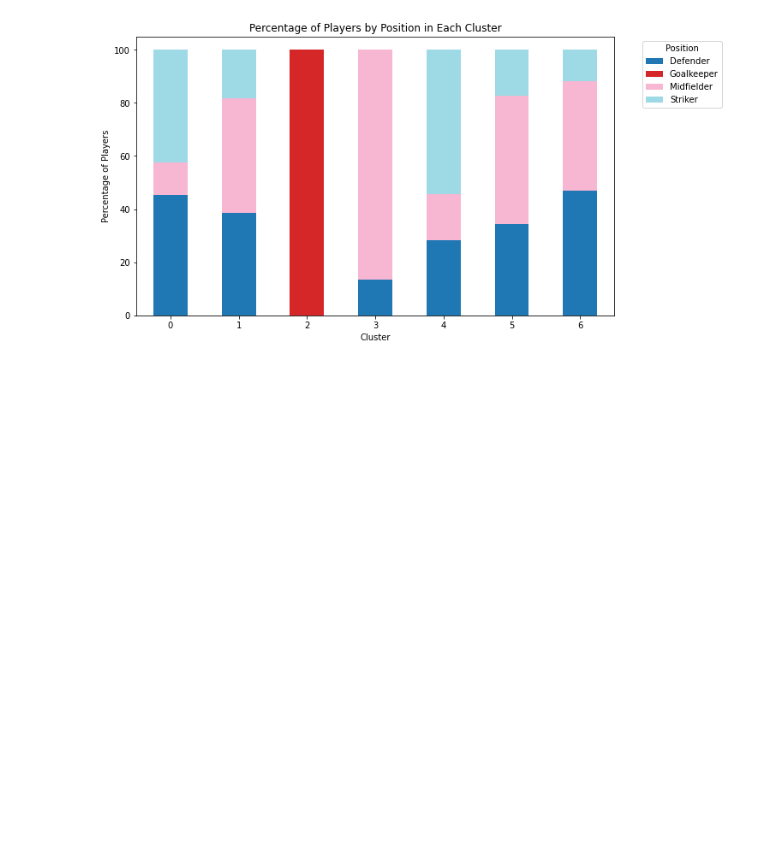
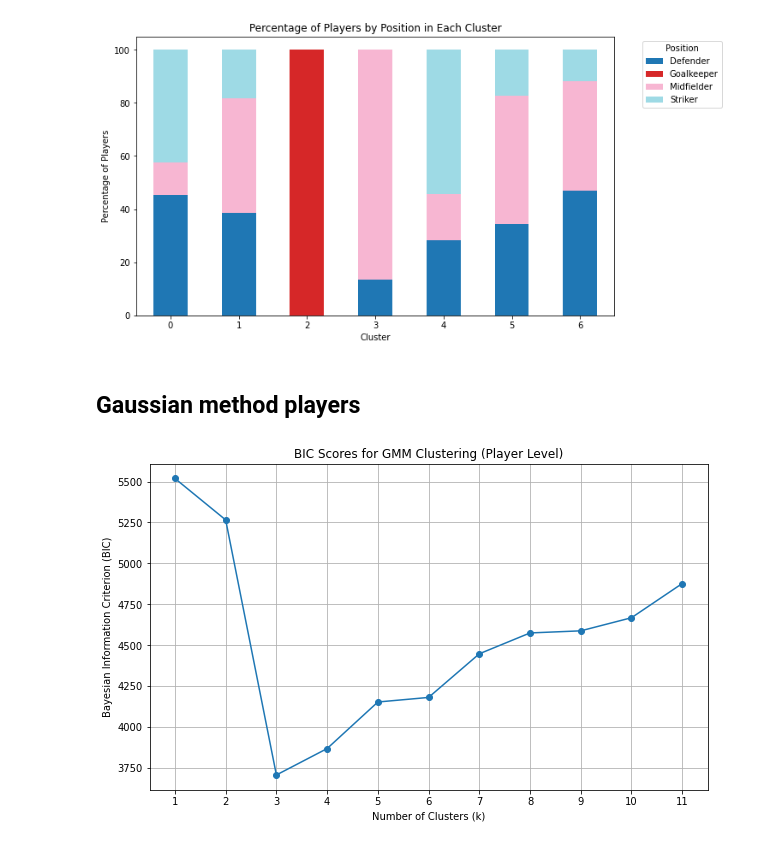
Before and after one commit to luisalawson/soccer_defense_analysis, a Jupyter notebook: RedNeuronalFutbol.ipynb, the cells around one changed output. Cells and saved outputs as stored; diff of their text form; code cells hidden in the pictures; blank space fills up the shorter version.

```diff
--- a/RedNeuronalFutbol.ipynb
+++ b/RedNeuronalFutbol.ipynb
@@ -407,3 +469,32 @@ plt.xticks(rotation=0)
 plt.show()
 # %% [output]
 [figure]
+# %% [markdown]
+## Gaussian method players
+# %%
+import numpy as np
+import matplotlib.pyplot as plt
+from sklearn.mixture import GaussianMixture
+from sklearn.decomposition import PCA
+
+# Range of cluster values to test
+k_values = range(1, 12)
+bic_scores = []
+
+# Calculate BIC for different numbers of clusters
+for k in k_values:
+    gmm = GaussianMixture(n_components=k, random_state=42)
+    gmm.fit(X_player)
+    bic_scores.append(gmm.bic(X_player))
+
+# Plot BIC scores to find the optimal number of clusters
+plt.figure(figsize=(10, 6))
+plt.plot(k_values, bic_scores, marker='o')
+plt.title('BIC Scores for GMM Clustering (Player Level)')
+plt.xlabel('Number of Clusters (k)')
+plt.ylabel('Bayesian Information Criterion (BIC)')
+plt.xticks(k_values)
+plt.grid()
+plt.show()
+# %% [output]
+[figure, added]
```
Also changed, not shown: parts of 12 cells of this notebook.
